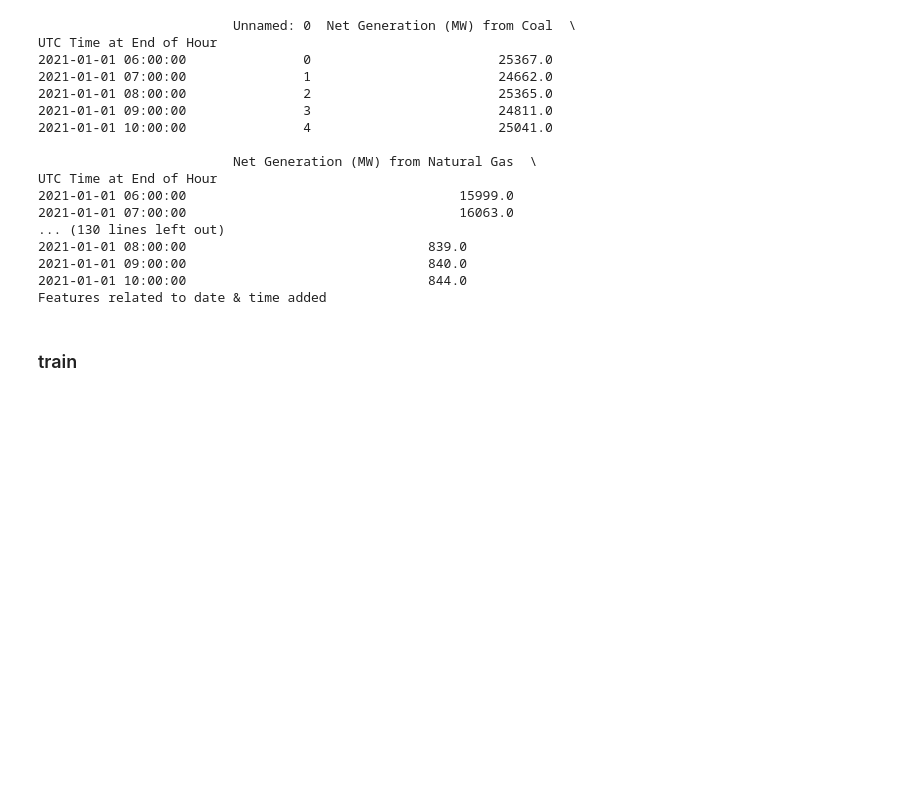
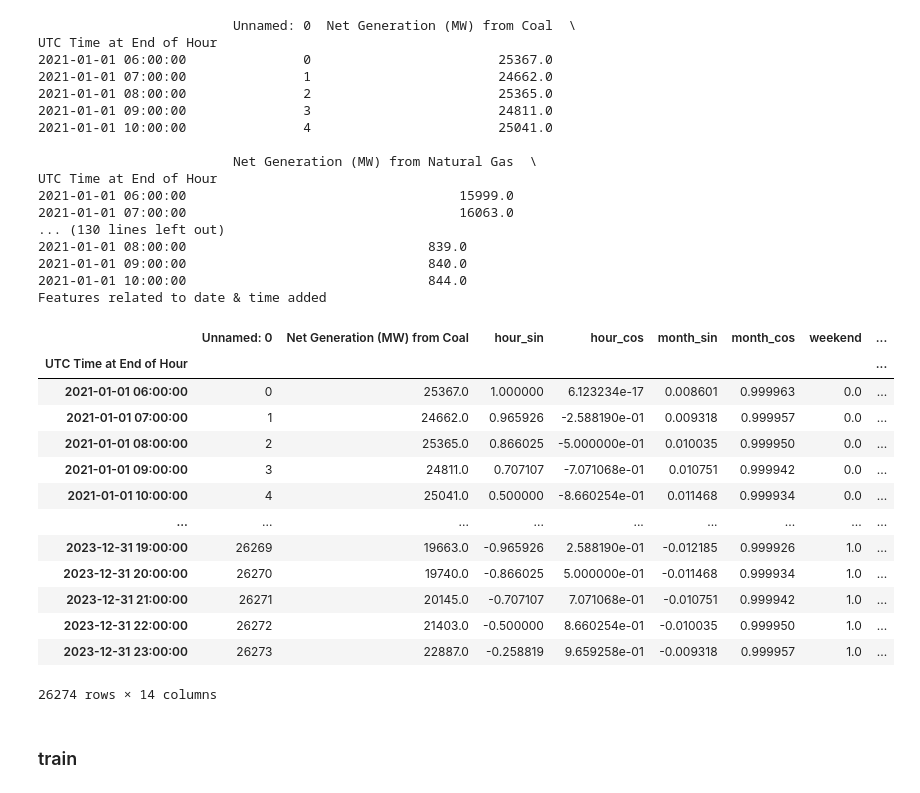
Before and after one commit to linusrd/GhostPostCC, a Jupyter notebook: 04_train_ann.ipynb, the cells around one changed output. Cells and saved outputs as stored; diff of their text form; code cells hidden in the pictures; blank space fills up the shorter version.

```diff
--- a/04_train_ann.ipynb
+++ b/04_train_ann.ipynb
@@ -123,6 +123,23 @@ UTC Time at End of Hour
 2021-01-01 09:00:00                               840.0
 2021-01-01 10:00:00                               844.0
 Features related to date & time added
+# %%
+dataset
+# %% [output]
+|  | Unnamed: 0 | Net Generation (MW) from Coal | hour_sin | hour_cos | month_sin | month_cos | weekend | ... |
+| UTC Time at End of Hour |  |  |  |  |  |  |  | ... |
+| 2021-01-01 06:00:00 | 0 | 25367.0 | 1.000000 | 6.123234e-17 | 0.008601 | 0.999963 | 0.0 | ... |
+| 2021-01-01 07:00:00 | 1 | 24662.0 | 0.965926 | -2.588190e-01 | 0.009318 | 0.999957 | 0.0 | ... |
+| 2021-01-01 08:00:00 | 2 | 25365.0 | 0.866025 | -5.000000e-01 | 0.010035 | 0.999950 | 0.0 | ... |
+| 2021-01-01 09:00:00 | 3 | 24811.0 | 0.707107 | -7.071068e-01 | 0.010751 | 0.999942 | 0.0 | ... |
+| 2021-01-01 10:00:00 | 4 | 25041.0 | 0.500000 | -8.660254e-01 | 0.011468 | 0.999934 | 0.0 | ... |
+| ... | ... | ... | ... | ... | ... | ... | ... | ... |
+| 2023-12-31 19:00:00 | 26269 | 19663.0 | -0.965926 | 2.588190e-01 | -0.012185 | 0.999926 | 1.0 | ... |
+| 2023-12-31 20:00:00 | 26270 | 19740.0 | -0.866025 | 5.000000e-01 | -0.011468 | 0.999934 | 1.0 | ... |
+| 2023-12-31 21:00:00 | 26271 | 20145.0 | -0.707107 | 7.071068e-01 | -0.010751 | 0.999942 | 1.0 | ... |
+| 2023-12-31 22:00:00 | 26272 | 21403.0 | -0.500000 | 8.660254e-01 | -0.010035 | 0.999950 | 1.0 | ... |
+| 2023-12-31 23:00:00 | 26273 | 22887.0 | -0.258819 | 9.659258e-01 | -0.009318 | 0.999957 | 1.0 | ... |
+26274 rows × 14 columns
 # %%
 def trainANN(trainX, trainY, valX, valY, hyperParams, modelDir):
     n_timesteps, n_features, nOutputs = trainX.shape[1], trainX.shape[2], trainY.shape[1]
```
Also changed, not shown: parts of 1 cell of this notebook, 2 other files.
